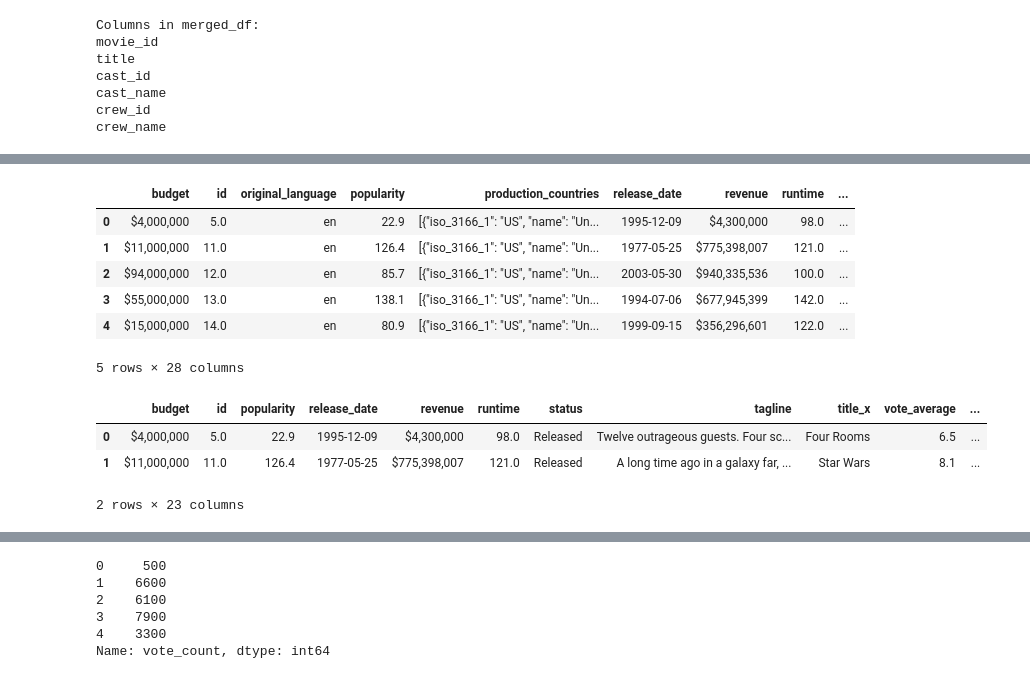
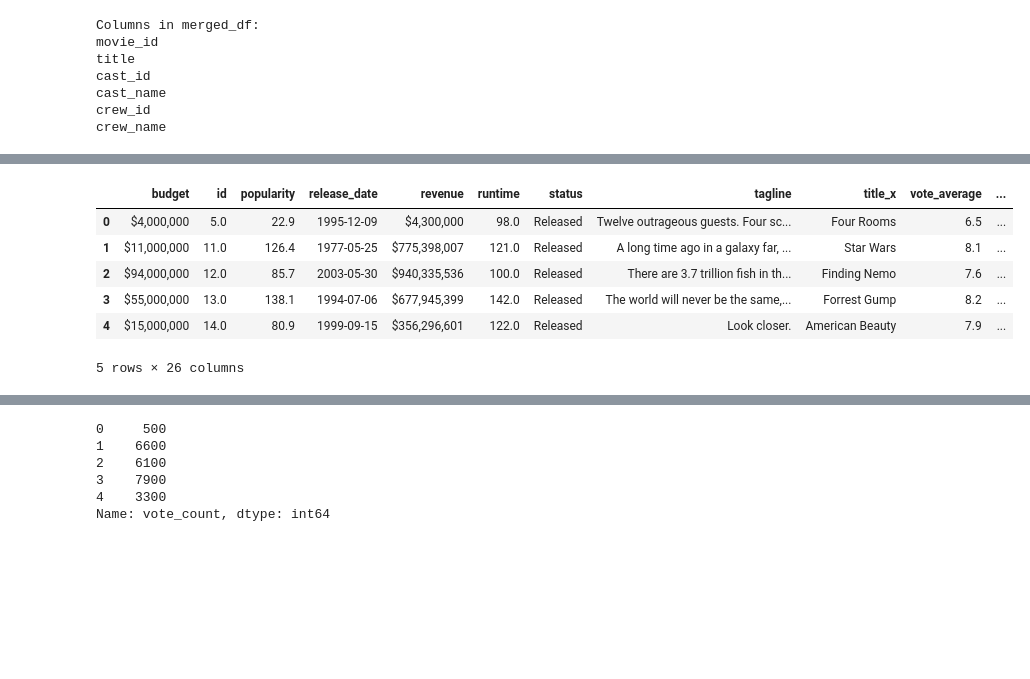
Before and after one commit to riosrose/UCB_project4_group6, a Jupyter notebook: cleaned_up.ipynb, the cells around one changed output, grey strips where cells are left out. Cells and saved outputs as stored; diff of their text form; code cells hidden in the pictures; blank space fills up the shorter version.

```diff
--- a/cleaned_up.ipynb
+++ b/cleaned_up.ipynb
@@ -503,3 +464,16 @@ holiday_name
 Oscar Year
 Year of Release
 Award
+# %%
+# Merge the DataFrames on the specified columns using an outer join
+merged_data = pd.merge(
+    movie_metadata_df,
+    merged_df,
+    left_on='id',         # Column from movies_metadata_df
+    right_on='movie_id',  # Column from merged_df
+    how='outer'           # Outer join to include all data
+)
+
+# Display the merged DataFrame
+print("Merged DataFrame:")
+merged_data.head(5) # Show the first few rows of the merged DataFrame
@@ -506,23 +489,16 @@ Award
 # %%
-import pandas as pd
-
-# Sample DataFrames for demonstration
-# Example:
-# merged_df = pd.DataFrame({'movie_id': [1, 2, 3], 'some_other_data': ['A', 'B', 'C']})
-# movies_metadata_df = pd.DataFrame({'id': [1, 2, 4], 'title': ['Movie 1', 'Movie 2', 'Movie 4']})
-
-# Merge the DataFrames on the specified columns using an outer join
+ # Merge the DataFrames on the specified columns using an outer join
 merged_data = pd.merge(
-    movie_metadata_df,
-    merged_df,
-    left_on='id',         # Column from movies_metadata_df
+    merged_data,
+    unique_movie_record_df,
+    left_on='movie_id',
     right_on='movie_id',  # Column from merged_df
     how='outer'           # Outer join to include all data
 )
 
 # Display the merged DataFrame
 print("Merged DataFrame:")
-print(merged_data.head())  # Show the first few rows of the merged DataFrame
+merged_data.head(5)  # Show the first few rows of the merged DataFrame
 
 # Save the merged DataFrame to a CSV file
 output_file_path = 'merged_data.csv'
@@ -597,19 +549,12 @@ Columns in the merged DataFrame:
-# %%
-merged_data.head(5)
-# %% [output]
-|  | budget | id | original_language | popularity | production_countries | release_date | revenue | runtime | ... |
-| 0 | $4,000,000 | 5.0 | en | 22.9 | [{"iso_3166_1": "US", "name": "Un... | 1995-12-09 | $4,300,000 | 98.0 | ... |
-| 1 | $11,000,000 | 11.0 | en | 126.4 | [{"iso_3166_1": "US", "name": "Un... | 1977-05-25 | $775,398,007 | 121.0 | ... |
-| 2 | $94,000,000 | 12.0 | en | 85.7 | [{"iso_3166_1": "US", "name": "Un... | 2003-05-30 | $940,335,536 | 100.0 | ... |
-| 3 | $55,000,000 | 13.0 | en | 138.1 | [{"iso_3166_1": "US", "name": "Un... | 1994-07-06 | $677,945,399 | 142.0 | ... |
-| 4 | $15,000,000 | 14.0 | en | 80.9 | [{"iso_3166_1": "US", "name": "Un... | 1999-09-15 | $356,296,601 | 122.0 | ... |
-5 rows × 28 columns
 # %%
-cleaned_merged_df = merged_data.drop(columns=['original_language', 'production_countries', 'holiday_name', 'movie_id', 'title_y'])
-cleaned_merged_df.head(2)
+final_movies_df = merged_data.drop(columns=['original_language', 'production_countries', 'movie_id', 'title_y'])
+final_movies_df.head(5)
 # %% [output]
 |  | budget | id | popularity | release_date | revenue | runtime | status | tagline | title_x | vote_average | ... |
 | 0 | $4,000,000 | 5.0 | 22.9 | 1995-12-09 | $4,300,000 | 98.0 | Released | Twelve outrageous guests. Four sc... | Four Rooms | 6.5 | ... |
 | 1 | $11,000,000 | 11.0 | 126.4 | 1977-05-25 | $775,398,007 | 121.0 | Released | A long time ago in a galaxy far, ... | Star Wars | 8.1 | ... |
+| 2 | $94,000,000 | 12.0 | 85.7 | 2003-05-30 | $940,335,536 | 100.0 | Released | There are 3.7 trillion fish in th... | Finding Nemo | 7.6 | ... |
+| 3 | $55,000,000 | 13.0 | 138.1 | 1994-07-06 | $677,945,399 | 142.0 | Released | The world will never be the same,... | Forrest Gump | 8.2 | ... |
+| 4 | $15,000,000 | 14.0 | 80.9 | 1999-09-15 | $356,296,601 | 122.0 | Released | Look closer. | American Beauty | 7.9 | ... |
-2 rows × 23 columns
+5 rows × 26 columns
 # %%
```
Also changed, not shown: parts of 31 cells of this notebook, 1 other file.
